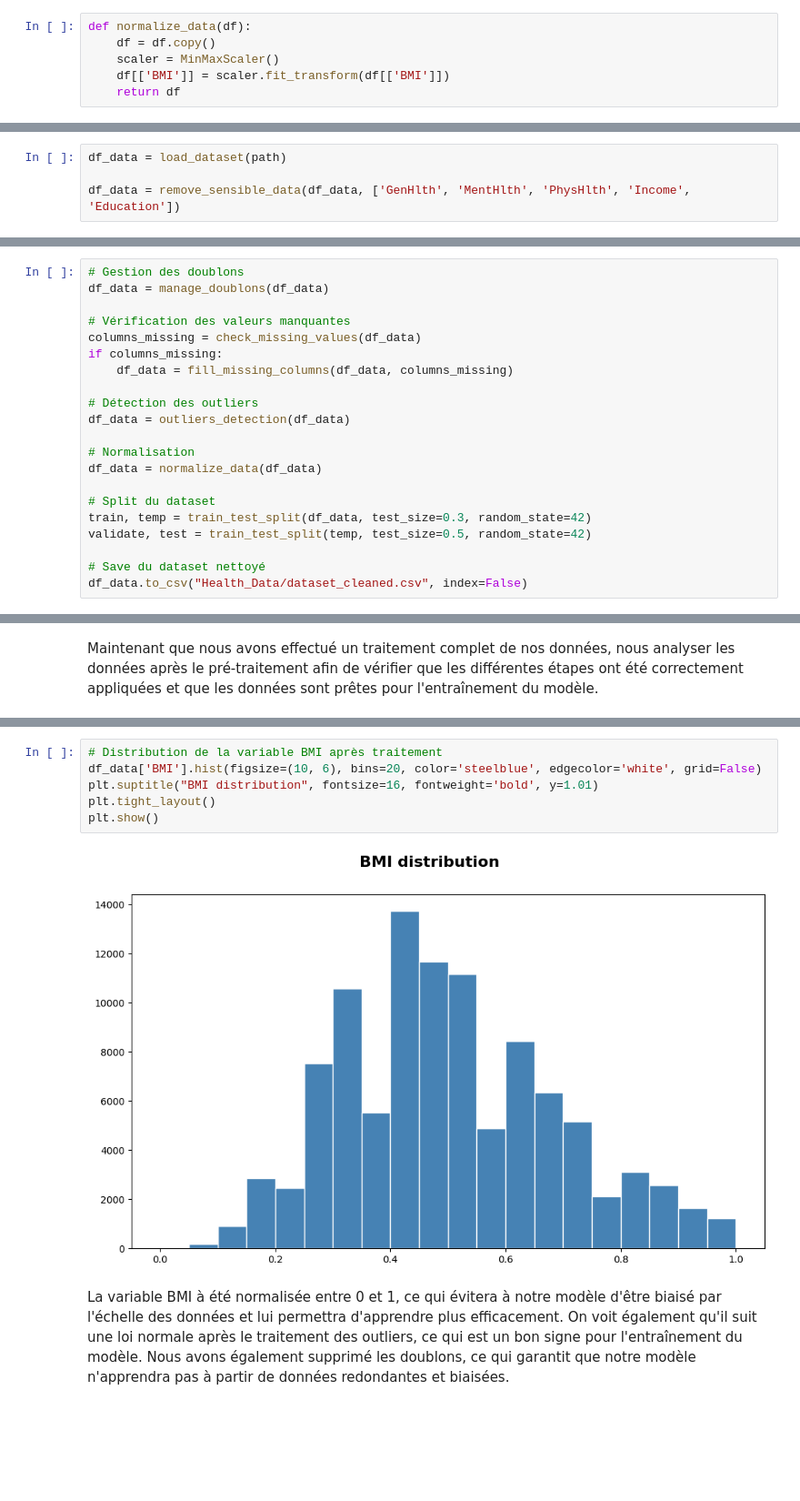
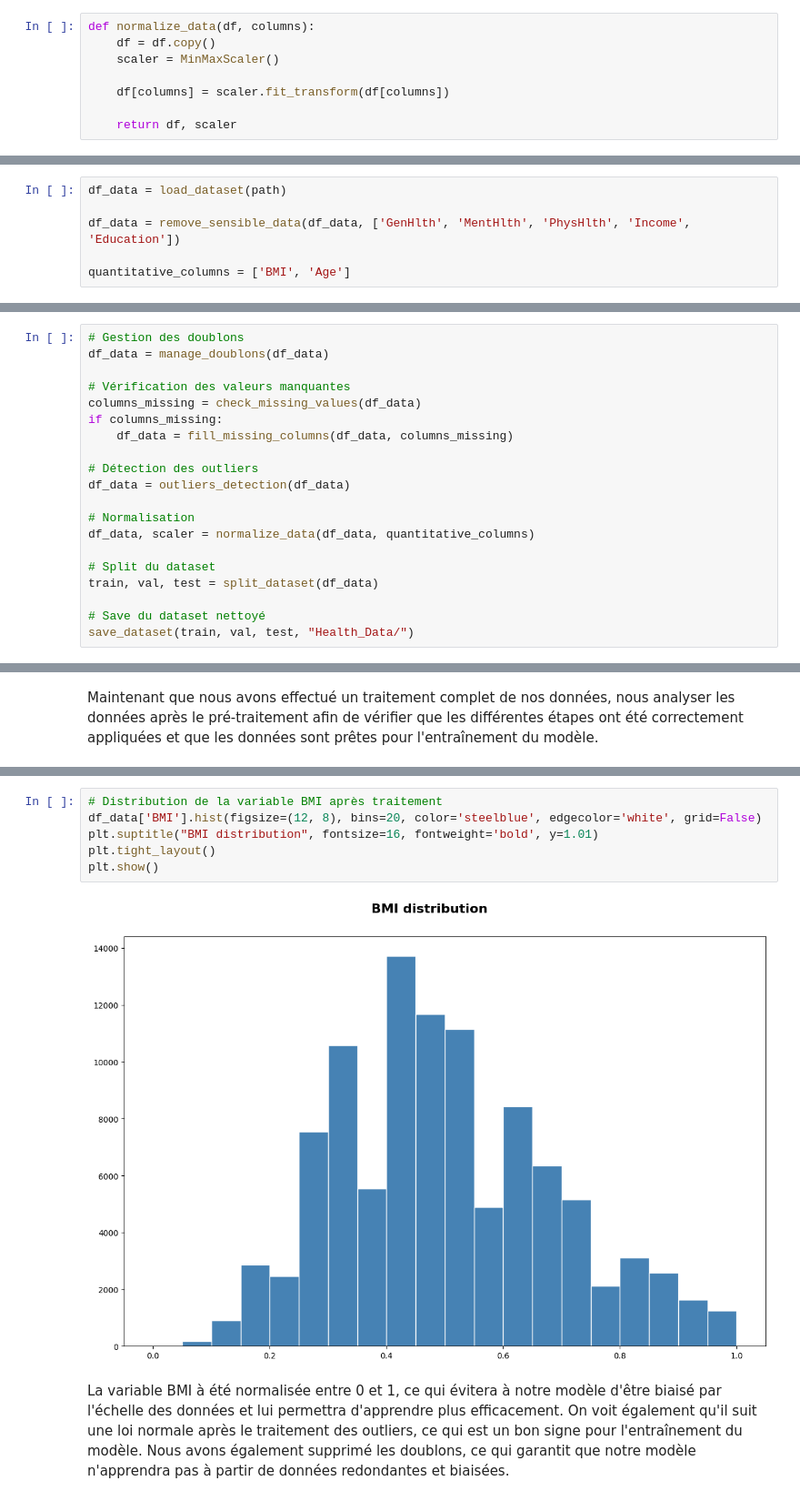
Before and after one commit to saadaouis/Deep_Learning-project, a Jupyter notebook: Livrable.ipynb, the cells around one changed output, grey strips where cells are left out. Shown at 91% size. Saved outputs shown, nothing was run; the diff lists cells and outputs as text; blank space fills up the shorter version.

```diff
--- a/Livrable.ipynb
+++ b/Livrable.ipynb
@@ -197,11 +197,13 @@ Les méthodes de normalisations selon les cas d’usages :
 - **Min-Max-Scaling :** C'est la méthode qui écrase les données dans un intervalle fixe, généralement [0, 1]. Très utile quand les valeurs ont des bornes connues et censés ne pas être dépasser.
 - **Standardisation :** Transformation des données pour qu'elles aient une moyenne de 0 et un écart-type de 1. C'est la méthode par défaut pour la plupart des algorithmes de Machine Learning et de Deep Learning.
 # %%
-def normalize_data(df):
+def normalize_data(df, columns):
     df = df.copy()
     scaler = MinMaxScaler()
-    df[['BMI']] = scaler.fit_transform(df[['BMI']])
-    return df
+
+    df[columns] = scaler.fit_transform(df[columns])
+
+    return df, scaler
 # %% [markdown]
 Nous utiliserons la méthode de normalisation Min-Max-Scaling pour la variable BMI, car elle a des bornes connues (généralement entre 10 et 50) et nous voulons que toutes les valeurs soient comprises entre 0 et 1 pour faciliter l'apprentissage du modèle.
 # %% [markdown]
@@ -223,6 +225,8 @@ def manage_doublons(df):
 df_data = load_dataset(path)
 
 df_data = remove_sensible_data(df_data, ['GenHlth', 'MentHlth', 'PhysHlth', 'Income', 'Education'])
+
+quantitative_columns = ['BMI', 'Age']
 # %% [markdown]
 ### Analyse exploratoire quantitative
 # %% [markdown]
@@ -328,14 +354,13 @@ if columns_missing:
 df_data = outliers_detection(df_data)
 
 # Normalisation
-df_data = normalize_data(df_data)
+df_data, scaler = normalize_data(df_data, quantitative_columns)
 
 # Split du dataset
-train, temp = train_test_split(df_data, test_size=0.3, random_state=42)
-validate, test = train_test_split(temp, test_size=0.5, random_state=42)
+train, val, test = split_dataset(df_data)
 
 # Save du dataset nettoyé
-df_data.to_csv("Health_Data/dataset_cleaned.csv", index=False)
+save_dataset(train, val, test, "Health_Data/")
 # %% [output]
 Doublons removed! Number of doublons removed: 148287
 No missing values found in the dataset.
@@ -369,10 +395,10 @@ display(df_data.describe().T.style.background_gradient(cmap='Blues'))
 # %%
 # Distribution de la variable BMI après traitement
-df_data['BMI'].hist(figsize=(10, 6), bins=20, color='steelblue', edgecolor='white', grid=False)
+df_data['BMI'].hist(figsize=(12, 8), bins=20, color='steelblue', edgecolor='white', grid=False)
 plt.suptitle("BMI distribution", fontsize=16, fontweight='bold', y=1.01)
 plt.tight_layout()
 plt.show()
 # %% [output]
-[figure, old version]
+[figure, new version]
 # %% [markdown]
 La variable BMI à été normalisée entre 0 et 1, ce qui évitera à notre modèle d'être biaisé par l'échelle des données et lui permettra d'apprendre plus efficacement. On voit également qu'il suit une loi normale après le traitement des outliers, ce qui est un bon signe pour l'entraînement du modèle. Nous avons également supprimé les doublons, ce qui garantit que notre modèle n'apprendra pas à partir de données redondantes et biaisées.
```
Also changed, not shown: parts of 6 cells of this notebook, 4 other files.
